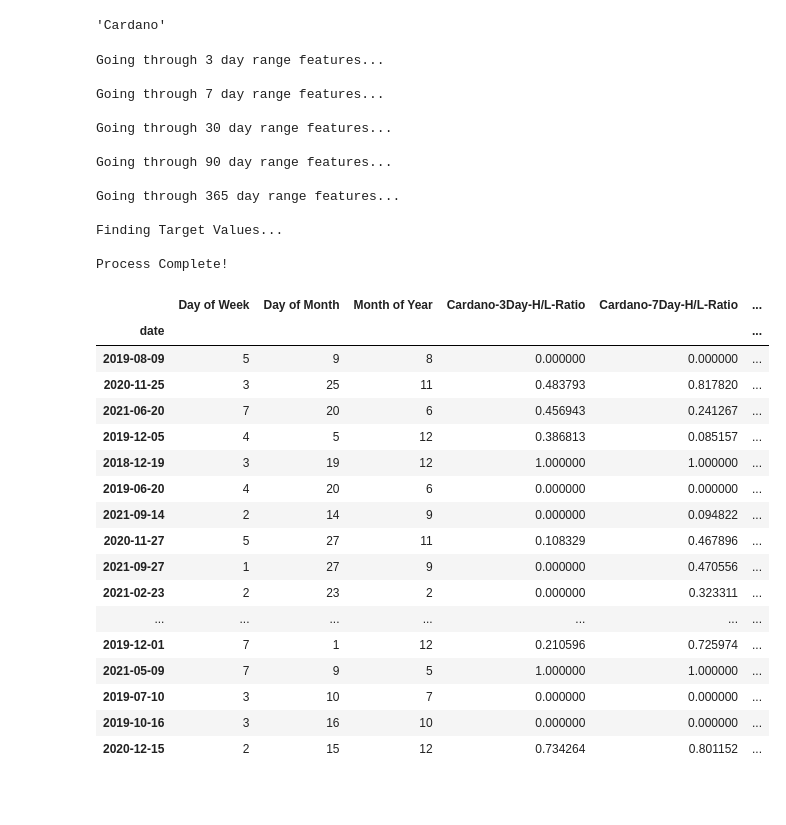
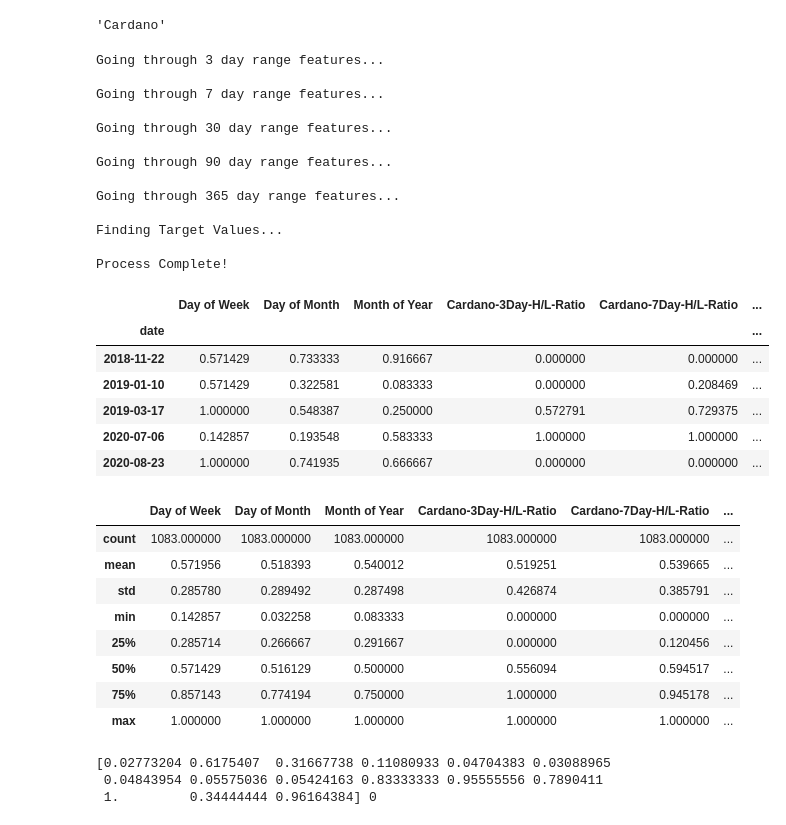
Before and after one commit to kcarter98/CryptoAnalysis, a Jupyter notebook: crypto_ml_model.ipynb, the cells around one changed output. Saved outputs shown, nothing was run; the diff lists cells and outputs as text; code cells hidden in the pictures; blank space fills up the shorter version.

```diff
--- a/crypto_ml_model.ipynb
+++ b/crypto_ml_model.ipynb
@@ -48,10 +53,11 @@ def find_targets(df):
     # Find price change
 
     new_df[f'{future_days_to_predict}Day-PriceChange'] = [(f-c)/c for c, f in list(zip(new_df['Price'], new_df['target_price']))]
+    new_df['target'] = [1 if x > 0 else 0 for x in new_df[f'{future_days_to_predict}Day-PriceChange']]
 
     # Finalize dataframe after adding targets
 
-    new_df.drop(columns = ['Price', 'target_price'], inplace=True)
+    new_df.drop(columns = ['Price', 'target_price', f'{future_days_to_predict}Day-PriceChange'], inplace=True)
 
     new_df.set_index('date', inplace=True)
 
@@ -73,7 +79,7 @@ def prepare_table(df):
     new_df[f'{currency}-1DayPriceChange'] = df['prices'].pct_change()
     new_df[f'{currency}-1DayVolumeChange'] = df['total_volumes'].pct_change()
 
-    new_df[f'{currency}-Supply'] = [x/y for x, y in list(zip(df['market_caps'].values, df['prices']))]
+    new_df[f'{currency}-MarketCap'] = df['market_caps']
 
     # Remove nan and inf values
     new_df.replace([np.inf, -np.inf], np.nan, inplace=True)
@@ -98,9 +104,11 @@ def prepare_table(df):
         # Iterate through new df
         for current, row in new_df.iterrows():
             if day == 3:
-                day_of_week = current.isoweekday()
-                day_of_month = current.day
-                month_of_year = current.month
+                month_of_year = current.month/12
+                days_in_month = monthrange(current.year, current.month)[1]
+                day_of_month = current.day/days_in_month
+
+                day_of_week = current.isoweekday()/7
                 dt_list.append([current, day_of_week, day_of_month, month_of_year])
 
             # Get start time to split into temp_df
@@ -178,7 +186,7 @@ def prepare_table(df):
 
             new_df = new_df.merge(volume_df, on='date', how='left')
 
-            new_df[f'{currency}-{day}Day-AvgVolumeRatio'] = [x/y if y != 0 else 0 for x, y in list(zip(new_df[f'{currency}-{day}Day-AvgVolume'], new_df[f'{currency}-Supply']))]
+            new_df[f'{currency}-{day}Day-AvgVolumeRatio'] = [x/y if y != 0 else 0 for x, y in list(zip(new_df[f'{currency}-{day}Day-AvgVolume'], new_df[f'{currency}-MarketCap']))]
 
 
 
@@ -193,13 +201,13 @@ def prepare_table(df):
     new_df.dropna(inplace=True)
 
     # Only keep necessary columns
-    final_df = new_df[['Price', 'Day of Week', 'Day of Month', 'Month of Year',
-                      f'{currency}-3Day-H/L-Ratio', f'{currency}-7Day-H/L-Ratio', f'{currency}-30Day-H/L-Ratio', f'{currency}-90Day-H/L-Ratio', f'{currency}-365Day-H/L-Ratio',
-                      f'{currency}-30Day-AvgVolumeRatio', f'{currency}-365Day-AvgVolumeRatio', f'{currency}-30Day-Volatility', f'{currency}-90Day-Volatility',
-                      f'{currency}-DaysFrom-30DayMax', f'{currency}-DaysFrom-90DayMax', f'{currency}-DaysFrom-365DayMax',
-                      f'{currency}-DaysFrom-30DayMin', f'{currency}-DaysFrom-90DayMin', f'{currency}-DaysFrom-365DayMin']]
+    new_df = new_df[['Price', 'Day of Week', 'Day of Month', 'Month of Year',
+                    f'{currency}-3Day-H/L-Ratio', f'{currency}-7Day-H/L-Ratio', f'{currency}-30Day-H/L-Ratio', f'{currency}-90Day-H/L-Ratio', f'{currency}-365Day-H/L-Ratio',
+                    f'{currency}-30Day-AvgVolumeRatio', f'{currency}-365Day-AvgVolumeRatio', f'{currency}-30Day-Volatility', f'{currency}-90Day-Volatility',
+                    f'{currency}-DaysFrom-30DayMax', f'{currency}-DaysFrom-90DayMax', f'{currency}-DaysFrom-365DayMax',
+                    f'{currency}-DaysFrom-30DayMin', f'{currency}-DaysFrom-90DayMin', f'{currency}-DaysFrom-365DayMin']]
 
-    final_df = find_targets(final_df)
+    final_df = find_targets(new_df)
 
     print('Process Complete!')
 
@@ -261,9 +269,11 @@ currency
 # %% [output]
 'Cardano'
 # %%
+# Prepare the table by adding features and targets
 currency_df = df[df['coin_id'] == currency_to_predict]
 
 ml_df = prepare_table(currency_df)
+ml_df.sample(5)
 # %% [output]
 Going through 3 day range features...
 
@@ -278,24 +288,33 @@ Going through 365 day range features...
 Finding Target Values...
 
 Process Complete!
+|  | Day of Week | Day of Month | Month of Year | Cardano-3Day-H/L-Ratio | Cardano-7Day-H/L-Ratio | ... |
+| date |  |  |  |  |  | ... |
+| 2018-11-22 | 0.571429 | 0.733333 | 0.916667 | 0.000000 | 0.000000 | ... |
+| 2019-01-10 | 0.571429 | 0.322581 | 0.083333 | 0.000000 | 0.208469 | ... |
+| 2019-03-17 | 1.000000 | 0.548387 | 0.250000 | 0.572791 | 0.729375 | ... |
+| 2020-07-06 | 0.142857 | 0.193548 | 0.583333 | 1.000000 | 1.000000 | ... |
+| 2020-08-23 | 1.000000 | 0.741935 | 0.666667 | 0.000000 | 0.000000 | ... |
 # %%
-ml_df.sample(20)
+# use describe to check if it is normalized and standardized
+ml_df.describe()
 # %% [output]
 |  | Day of Week | Day of Month | Month of Year | Cardano-3Day-H/L-Ratio | Cardano-7Day-H/L-Ratio | ... |
-| date |  |  |  |  |  | ... |
-| 2019-08-09 | 5 | 9 | 8 | 0.000000 | 0.000000 | ... |
-| 2020-11-25 | 3 | 25 | 11 | 0.483793 | 0.817820 | ... |
-| 2021-06-20 | 7 | 20 | 6 | 0.456943 | 0.241267 | ... |
-| 2019-12-05 | 4 | 5 | 12 | 0.386813 | 0.085157 | ... |
-| 2018-12-19 | 3 | 19 | 12 | 1.000000 | 1.000000 | ... |
-| 2019-06-20 | 4 | 20 | 6 | 0.000000 | 0.000000 | ... |
-| 2021-09-14 | 2 | 14 | 9 | 0.000000 | 0.094822 | ... |
-| 2020-11-27 | 5 | 27 | 11 | 0.108329 | 0.467896 | ... |
-| 2021-09-27 | 1 | 27 | 9 | 0.000000 | 0.470556 | ... |
-| 2021-02-23 | 2 | 23 | 2 | 0.000000 | 0.323311 | ... |
-| ... | ... | ... | ... | ... | ... | ... |
-| 2019-12-01 | 7 | 1 | 12 | 0.210596 | 0.725974 | ... |
-| 2021-05-09 | 7 | 9 | 5 | 1.000000 | 1.000000 | ... |
-| 2019-07-10 | 3 | 10 | 7 | 0.000000 | 0.000000 | ... |
-| 2019-10-16 | 3 | 16 | 10 | 0.000000 | 0.000000 | ... |
-| 2020-12-15 | 2 | 15 | 12 | 0.734264 | 0.801152 | ... |
+| count | 1083.000000 | 1083.000000 | 1083.000000 | 1083.000000 | 1083.000000 | ... |
+| mean | 0.571956 | 0.518393 | 0.540012 | 0.519251 | 0.539665 | ... |
+| std | 0.285780 | 0.289492 | 0.287498 | 0.426874 | 0.385791 | ... |
+| min | 0.142857 | 0.032258 | 0.083333 | 0.000000 | 0.000000 | ... |
+| 25% | 0.285714 | 0.266667 | 0.291667 | 0.000000 | 0.120456 | ... |
+| 50% | 0.571429 | 0.516129 | 0.500000 | 0.556094 | 0.594517 | ... |
+| 75% | 0.857143 | 0.774194 | 0.750000 | 1.000000 | 0.945178 | ... |
+| max | 1.000000 | 1.000000 | 1.000000 | 1.000000 | 1.000000 | ... |
+# %%
+# Separate X and Y values
+X = ml_df.drop(columns = ['target', 'Day of Week', 'Day of Month', 'Month of Year']).values
+Y = ml_df['target'].values
+
+print(X[0], Y[0])
+# %% [output]
+[0.02773204 0.6175407  0.31667738 0.11080933 0.04704383 0.03088965
+ 0.04843954 0.05575036 0.05424163 0.83333333 0.95555556 0.7890411
+ 1.         0.34444444 0.96164384] 0
```
Also changed, not shown: parts of 8 cells of this notebook.
